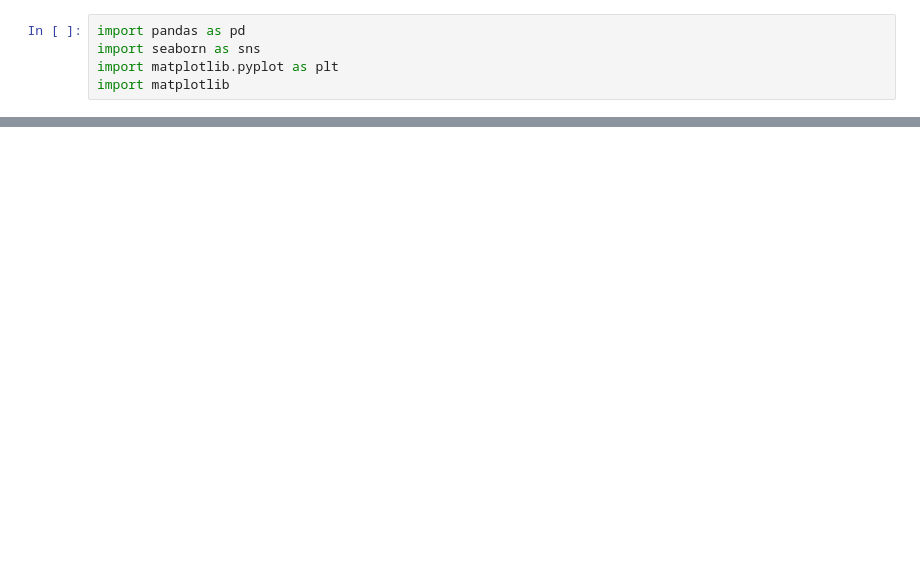
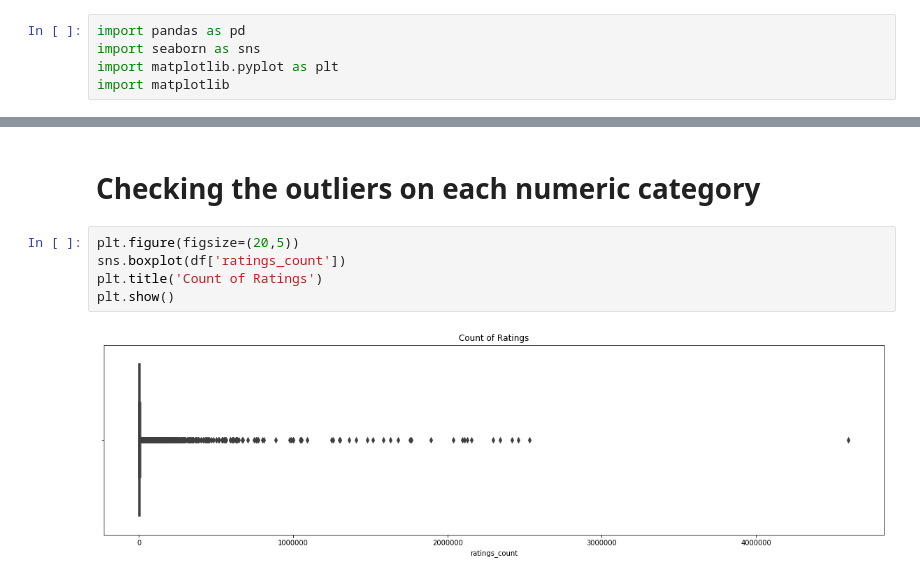
Before and after one commit to ViniciusRaphael/Best_books_from_GoodReads, a Jupyter notebook: Livros.ipynb, the cells around one changed output, grey strips where cells are left out. Cells and saved outputs as stored; diff of their text form; blank space fills up the shorter version.

```diff
--- a/Livros.ipynb
+++ b/Livros.ipynb
@@ -9,0 +33,9 @@ FileNotFoundError: ignored
+# %% [markdown]
+# Checking the outliers on each numeric category
+# %%
+plt.figure(figsize=(20,5))
+sns.boxplot(df['ratings_count'])
+plt.title('Count of Ratings')
+plt.show()
+# %% [output]
+[figure, added]
```
Also changed, not shown: parts of 14 cells of this notebook, 1 other file.
